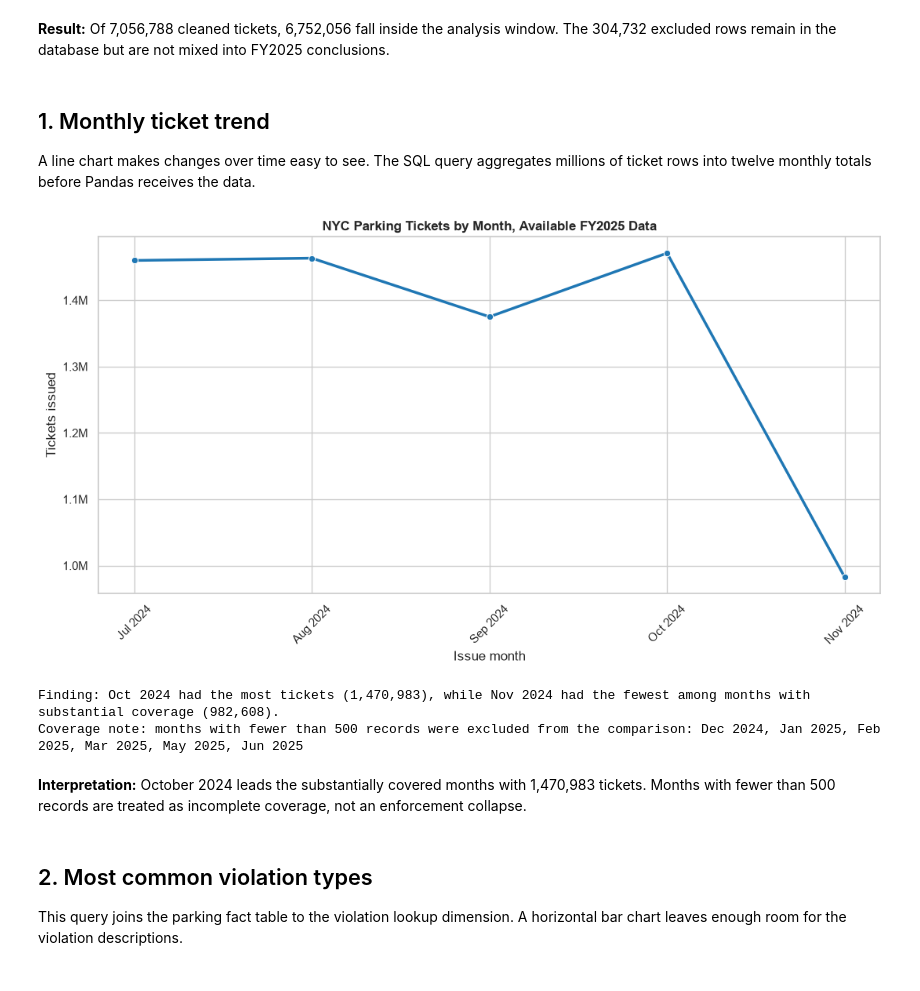
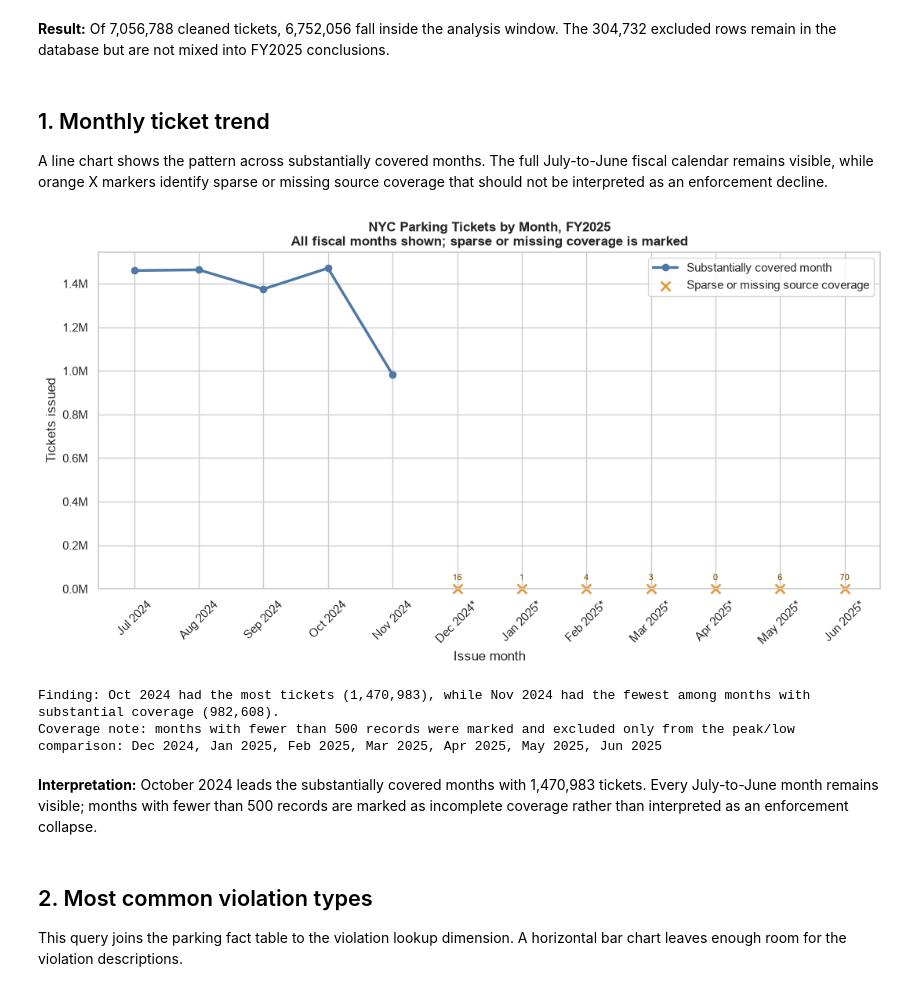
Before and after one commit to JaysonC41/parkinganalytics, a Jupyter notebook: notebooks/04_analyze_and_visualize.ipynb, the cells around one changed output. Saved outputs shown, nothing was run; the diff lists cells and outputs as text; code cells hidden in the pictures.

```diff
--- a/notebooks/04_analyze_and_visualize.ipynb
+++ b/notebooks/04_analyze_and_visualize.ipynb
@@ -99,9 +99,9 @@ mixed into FY2025 conclusions.
 # %% [markdown]
 ## 1. Monthly ticket trend
 
-A line chart makes changes over time easy to see. The SQL query aggregates millions of ticket rows into twelve monthly totals before Pandas receives the data.
+A line chart shows the pattern across substantially covered months. The full July-to-June fiscal calendar remains visible, while orange X markers identify sparse or missing source coverage that should not be interpreted as an enforcement decline.
 # %%
-monthly_tickets = pd.read_sql_query(
+observed_monthly_tickets = pd.read_sql_query(
     """
     SELECT
         strftime('%Y-%m', issue_date) AS issue_month,
@@ -111,54 +111,91 @@ monthly_tickets = pd.read_sql_query(
     GROUP BY strftime('%Y-%m', issue_date)
     ORDER BY issue_month
     """,
     connection,
     params=(FY_START, FY_END),
 )
-monthly_tickets["month_label"] = pd.to_datetime(
-    monthly_tickets["issue_month"]
-).dt.strftime("%b %Y")
-complete_months = monthly_tickets[monthly_tickets["ticket_count"] >= 500].copy()
-sparse_months = monthly_tickets[monthly_tickets["ticket_count"] < 500].copy()
+fiscal_calendar = pd.DataFrame(
+    {"month_start": pd.date_range(FY_START, FY_END, freq="MS")}
+)
+fiscal_calendar["issue_month"] = fiscal_calendar["month_start"].dt.strftime("%Y-%m")
+monthly_tickets = fiscal_calendar.merge(
+    observed_monthly_tickets, on="issue_month", how="left"
+)
+monthly_tickets["ticket_count"] = (
+    monthly_tickets["ticket_count"].fillna(0).astype("int64")
+)
+monthly_tickets["month_label"] = monthly_tickets["month_start"].dt.strftime("%b %Y")
+monthly_tickets["is_sparse"] = monthly_tickets["ticket_count"] < 500
+complete_months = monthly_tickets.loc[~monthly_tickets["is_sparse"]].copy()
+sparse_months = monthly_tickets.loc[monthly_tickets["is_sparse"]].copy()
 
-ax = sns.lineplot(
-    data=complete_months,
-    x="month_label",
-    y="ticket_count",
+fig, ax = plt.subplots(figsize=(11, 6))
+ax.plot(
+    complete_months.index,
+    complete_months["ticket_count"],
     marker="o",
     linewidth=2.5,
-    color="#1f77b4",
+    color="#4E79A7",
+    label="Substantially covered month",
 )
+ax.scatter(
+    sparse_months.index,
+    sparse_months["ticket_count"],
+    marker="x",
+    s=75,
+    linewidth=2,
+    color="#E39D3E",
+    label="Sparse or missing source coverage",
+    clip_on=False,
+)
+for month_index, row in sparse_months.iterrows():
+    ax.annotate(
+        f"{int(row['ticket_count']):,}", # type: ignore
+        xy=(month_index, row["ticket_count"]),
+        xytext=(0, 8),
+        textcoords="offset points",
+        ha="center",
+        fontsize=8,
+        color="#7A4B00",
+    )
 ax.set(
-    title="NYC Parking Tickets by Month, Available FY2025 Data",
+    title="NYC Parking Tickets by Month, FY2025\nAll fiscal months shown; sparse or missing coverage is marked",
     xlabel="Issue month",
     ylabel="Tickets issued",
 )
-ax.tick_params(axis="x", rotation=45)
+month_tick_labels = [
+    f"{row.month_start:%b %Y}{'*' if row.is_sparse else ''}"
+    for row in monthly_tickets.itertuples()
+]
+ax.set_xticks(monthly_tickets.index, month_tick_labels, rotation=45)
+ax.set_ylim(bottom=0)
+ax.legend(loc="upper right")
 ax.yaxis.set_major_formatter(lambda value, _: f"{value / 1_000_000:.1f}M")
 plt.tight_layout()
 plt.show()
 
 peak_month = complete_months.loc[complete_months["ticket_count"].idxmax()]
 low_month = complete_months.loc[complete_months["ticket_count"].idxmin()]
 print(
     f"Finding: {peak_month['month_label']} had the most tickets "
     f"({peak_month['ticket_count']:,}), while {low_month['month_label']} "
     f"had the fewest among months with substantial coverage "
     f"({low_month['ticket_count']:,})."
 )
 print(
-    "Coverage note: months with fewer than 500 records were excluded from "
-    "the comparison: "
+    "Coverage note: months with fewer than 500 records were marked and "
+    "excluded only from the peak/low comparison: "
     + ", ".join(sparse_months["month_label"])
 )
 # %% [output]
-[figure, old version]
+[figure, new version]
 Finding: Oct 2024 had the most tickets (1,470,983), while Nov 2024 had the fewest among months with substantial coverage (982,608).
-Coverage note: months with fewer than 500 records were excluded from the comparison: Dec 2024, Jan 2025, Feb 2025, Mar 2025, May 2025, Jun 2025
+Coverage note: months with fewer than 500 records were marked and excluded only from the peak/low comparison: Dec 2024, Jan 2025, Feb 2025, Mar 2025, Apr 2025, May 2025, Jun 2025
 # %% [markdown]
 **Interpretation:** October 2024 leads the substantially covered
-months with 1,470,983 tickets. Months with fewer than 500 records are treated
-as incomplete coverage, not an enforcement collapse.
+months with 1,470,983 tickets. Every July-to-June month remains visible;
+months with fewer than 500 records are marked as incomplete coverage rather
+than interpreted as an enforcement collapse.
 # %% [markdown]
 ## 2. Most common violation types
 
```
Also changed, not shown: parts of 3 cells of this notebook, 7 other files.
